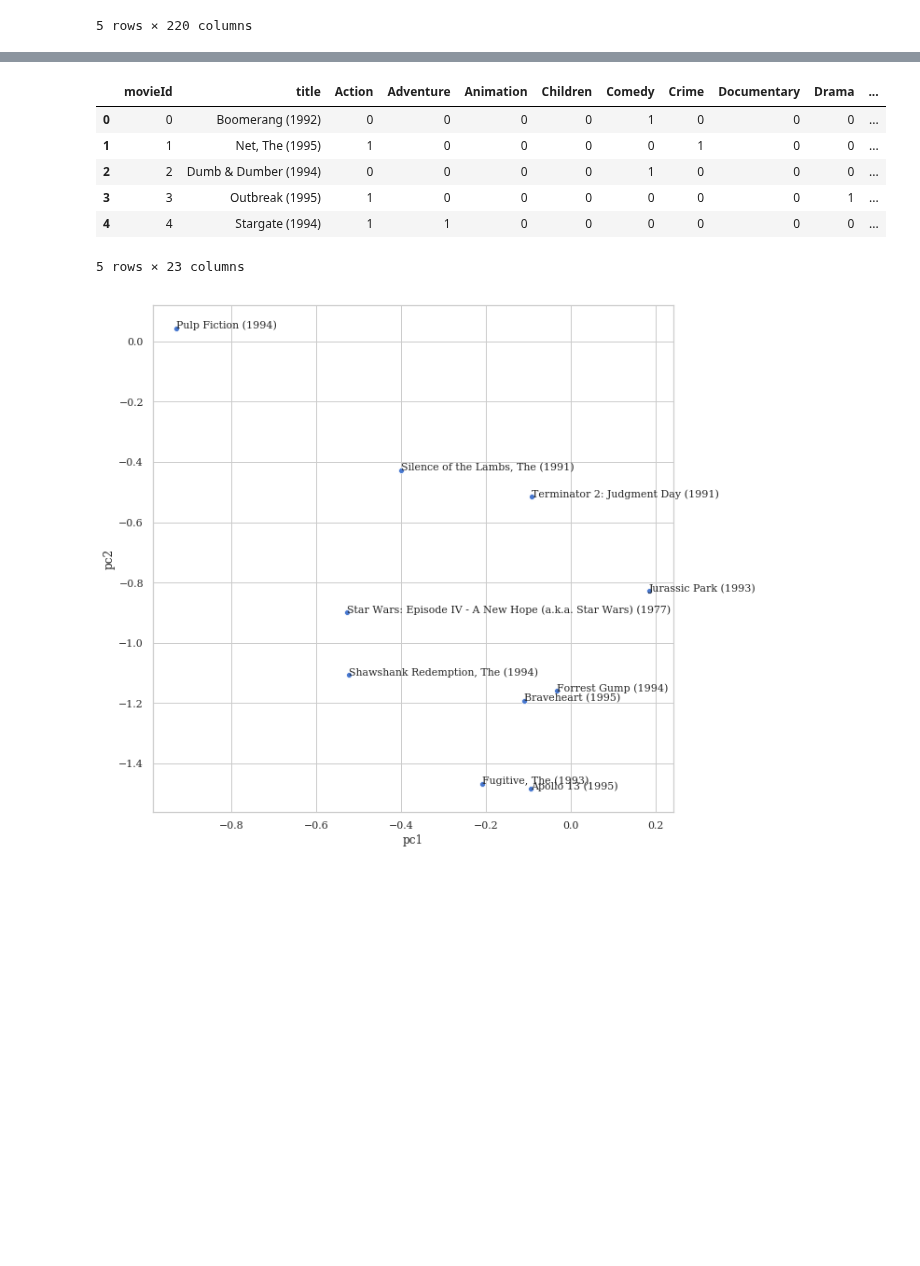
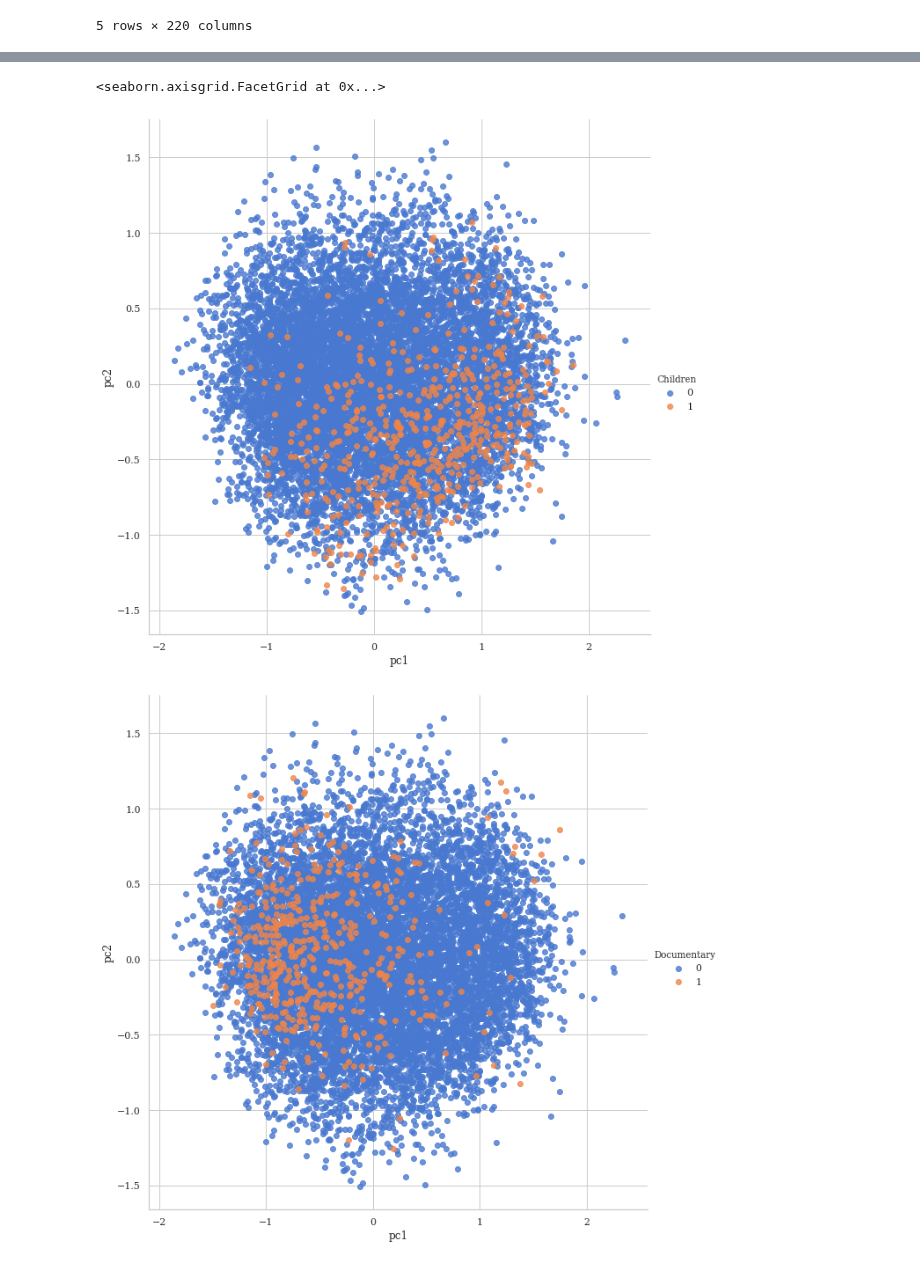
Before and after one commit to James-Leslie/deep-collaborative-filtering, a Jupyter notebook: movielens10m-PCA.ipynb, the cells around one changed output, grey strips where cells are left out. Drawn from its saved outputs; the diff is of its cells as text; code cells hidden in the pictures; blank space fills up the shorter version.

```diff
--- a/movielens10m-PCA.ipynb
+++ b/movielens10m-PCA.ipynb
@@ -90,20 +105,0 @@ emb.head()
-# %%
-df = pd.merge(movies, emb[['movieId', 'pc1', 'pc2']], how='inner', on='movieId')
-df.head()
-# %% [output]
-|  | movieId | title | Action | Adventure | Animation | Children | Comedy | Crime | Documentary | Drama | ... |
-| 0 | 0 | Boomerang (1992) | 0 | 0 | 0 | 0 | 1 | 0 | 0 | 0 | ... |
-| 1 | 1 | Net, The (1995) | 1 | 0 | 0 | 0 | 0 | 1 | 0 | 0 | ... |
-| 2 | 2 | Dumb & Dumber (1994) | 0 | 0 | 0 | 0 | 1 | 0 | 0 | 0 | ... |
-| 3 | 3 | Outbreak (1995) | 1 | 0 | 0 | 0 | 0 | 0 | 0 | 1 | ... |
-| 4 | 4 | Stargate (1994) | 1 | 1 | 0 | 0 | 0 | 0 | 0 | 0 | ... |
-5 rows × 23 columns
-# %%
-top_10 = df.sort_values('n_ratings', ascending=False).head(10)
-sns.scatterplot(x='pc1', y='pc2', data=top_10)
-# plt.xlim(-1.5,1.5)
-# plt.ylim(-1.5,1.5)
-for idx, row in top_10.iterrows():
-    plt.text(row.pc1, row.pc2, row.title, fontsize=11)
-# %% [output]
-[figure, removed]
@@ -109,0 +110,7 @@ for idx, row in top_10.iterrows():
+# %%
+sns.lmplot(x='pc1', y='pc2', data=df, hue='Children', fit_reg=False, height=9)
+sns.lmplot(x='pc1', y='pc2', data=df, hue='Documentary', fit_reg=False, height=9)
+# %% [output]
+<seaborn.axisgrid.FacetGrid at 0x...>
+[figure, added]
+[figure, added]
```
Also changed, not shown: parts of 23 cells of this notebook.
